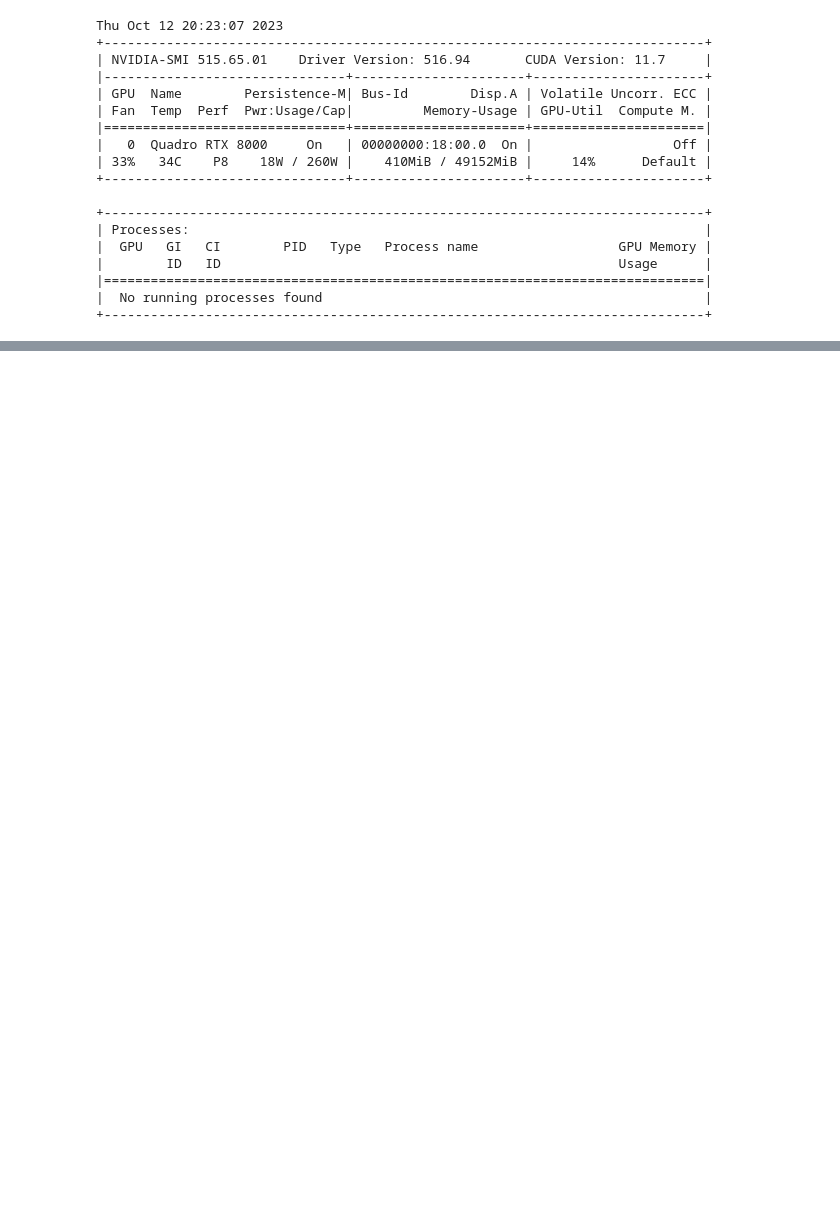
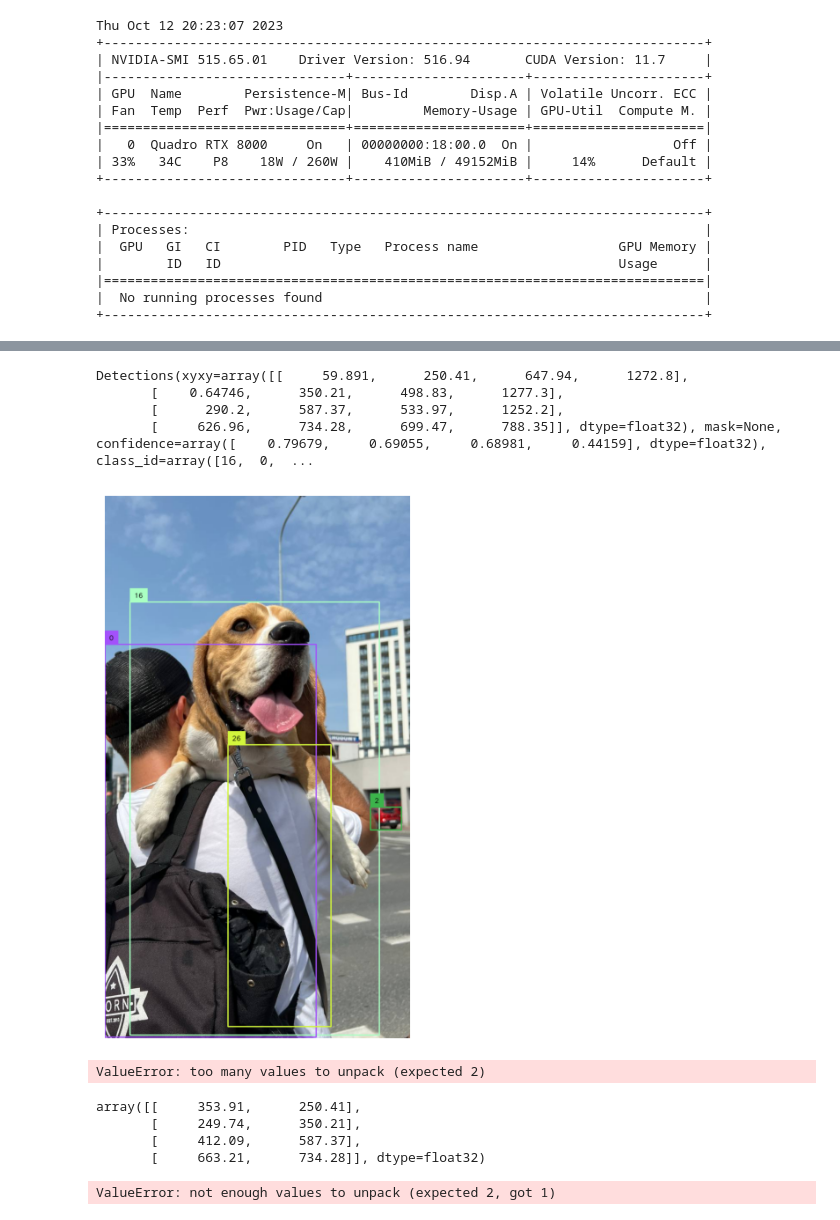
Before and after one commit to DanRHowarth/supervision, a Jupyter notebook: triangle.ipynb, the cells around one changed output, grey strips where cells are left out. Cells and saved outputs as stored; diff of their text form; code cells hidden in the pictures; blank space fills up the shorter version.

Commit message:
got triangles working locally

```diff
--- a/triangle.ipynb
+++ b/triangle.ipynb
@@ -52,11 +44,15 @@ Note: you may need to restart the kernel to use updated packages.
 # %%
-from ultralytics import YOLO
 model = YOLO('yolov8s.pt')
 result = model(image, verbose=False)[0]
-detections = core.Detections.from_ultralytics(result)
+detections = detection.core.Detections.from_ultralytics(result)
+# %%
+detections
+# %% [output]
+Detections(xyxy=array([[     59.891,      250.41,      647.94,      1272.8],
+       [    0.64746,      350.21,      498.83,      1277.3],
+       [      290.2,      587.37,      533.97,      1252.2],
+       [     626.96,      734.28,      699.47,      788.35]], dtype=float32), mask=None, confidence=array([    0.79679,     0.69055,     0.68981,     0.44159], dtype=float32), class_id=array([16,  0,  ...
 # %%
-box_annotator = sv.BoxAnnotator()
+box_annotator = detection.annotate.BoxAnnotator()
 
 annotated_image = box_annotator.annotate(image.copy(), detections=detections)
-
-sv.plot_image(image=annotated_image, size=(8, 8))
@@ -62,0 +61,10 @@ sv.plot_image(image=annotated_image, size=(8, 8))
+# %%
+plot_image(image=annotated_image, size=(8, 8))
+# %% [output]
+[figure, added]
+# %%
+# triangle annotator
+triangle_annotator = annotators.TriangleMarkerAnnotator()
+tri_annotated_image = triangle_annotator.annotate(image.copy(), detections=detections)
+# %% [output]
+ValueError: too many values to unpack (expected 2)
@@ -62,0 +73,13 @@ sv.plot_image(image=annotated_image, size=(8, 8))
+# %%
+detections.get_anchor_coordinates(Position.TOP_CENTER)
+# %% [output]
+array([[     353.91,      250.41],
+       [     249.74,      350.21],
+       [     412.09,      587.37],
+       [     663.21,      734.28]], dtype=float32)
+# %%
+for i in range(len(detections)):
+    x, y = detections[i].get_anchor_coordinates(Position.TOP_CENTER)
+    print(f"Detection {i} is at ({x[i]}, {y[i]})")
+# %% [output]
+ValueError: not enough values to unpack (expected 2, got 1)
```
Also changed, not shown: parts of 33 cells of this notebook.
